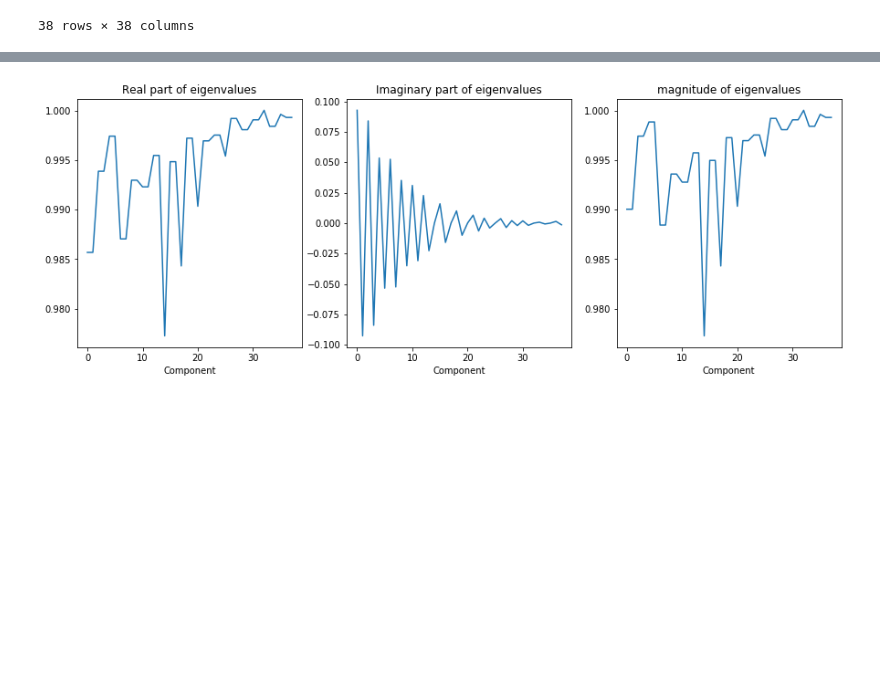
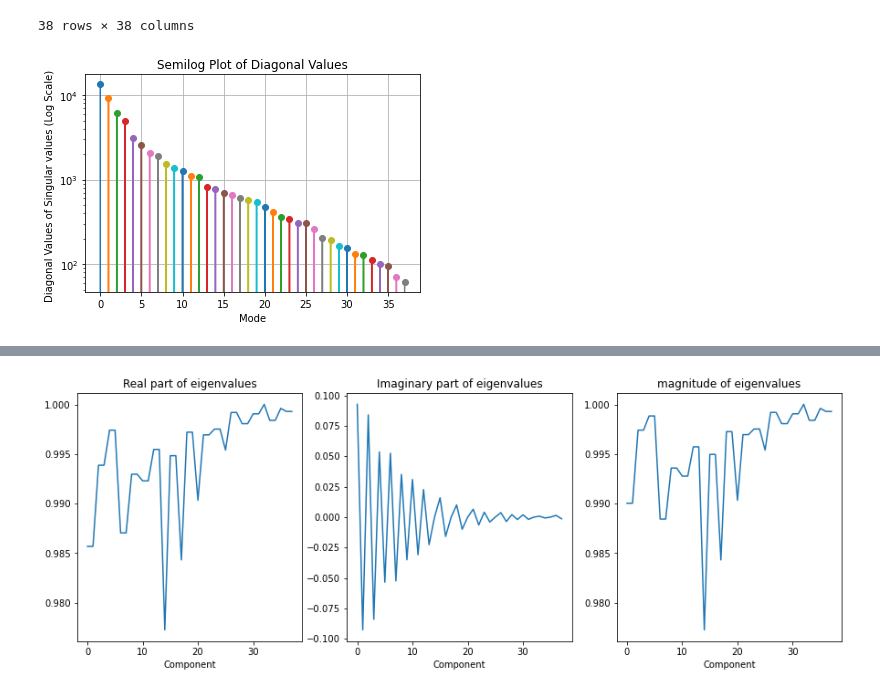
Before and after one commit to 11hoda11/fusion, a Jupyter notebook: DMD.ipynb, the cells around one changed output, grey strips where cells are left out. Saved outputs shown, nothing was run; the diff lists cells and outputs as text; code cells hidden in the pictures; blank space fills up the shorter version.

```diff
--- a/DMD.ipynb
+++ b/DMD.ipynb
@@ -102,3 +102,12 @@ pd.DataFrame(DMD_modes)
 | 36 | 0.106556+0.195506j | 0.106556-0.195506j | 0.189827+0.047329j | 0.189827-0.047329j | -0.147828+0.071077j | -0.147828-0.071077j | -0.580394-0.099704j | -0.580394+0.099704j | -0.105978+0.019065j | -0.105978-0.019065j | ... | ... |
 | 37 | -0.236608-0.029704j | -0.236608+0.029704j | 0.405594+0.003237j | 0.405594-0.003237j | -0.376544+0.124919j | -0.376544-0.124919j | -0.098773+0.139114j | -0.098773-0.139114j | 0.037105+0.031203j | 0.037105-0.031203j | ... | ... |
 38 rows × 38 columns
+# %%
+plt.semilogy(np.diag(s), marker='o', linestyle='-', markersize=6)
+plt.xlabel('Mode')
+plt.ylabel('Diagonal Values of Singular values (Log Scale) ')
+plt.title('Semilog Plot of Diagonal Values')
+plt.grid()
+plt.show()
+# %% [output]
+[figure, added]
```
Also changed, not shown: parts of 9 cells of this notebook.
